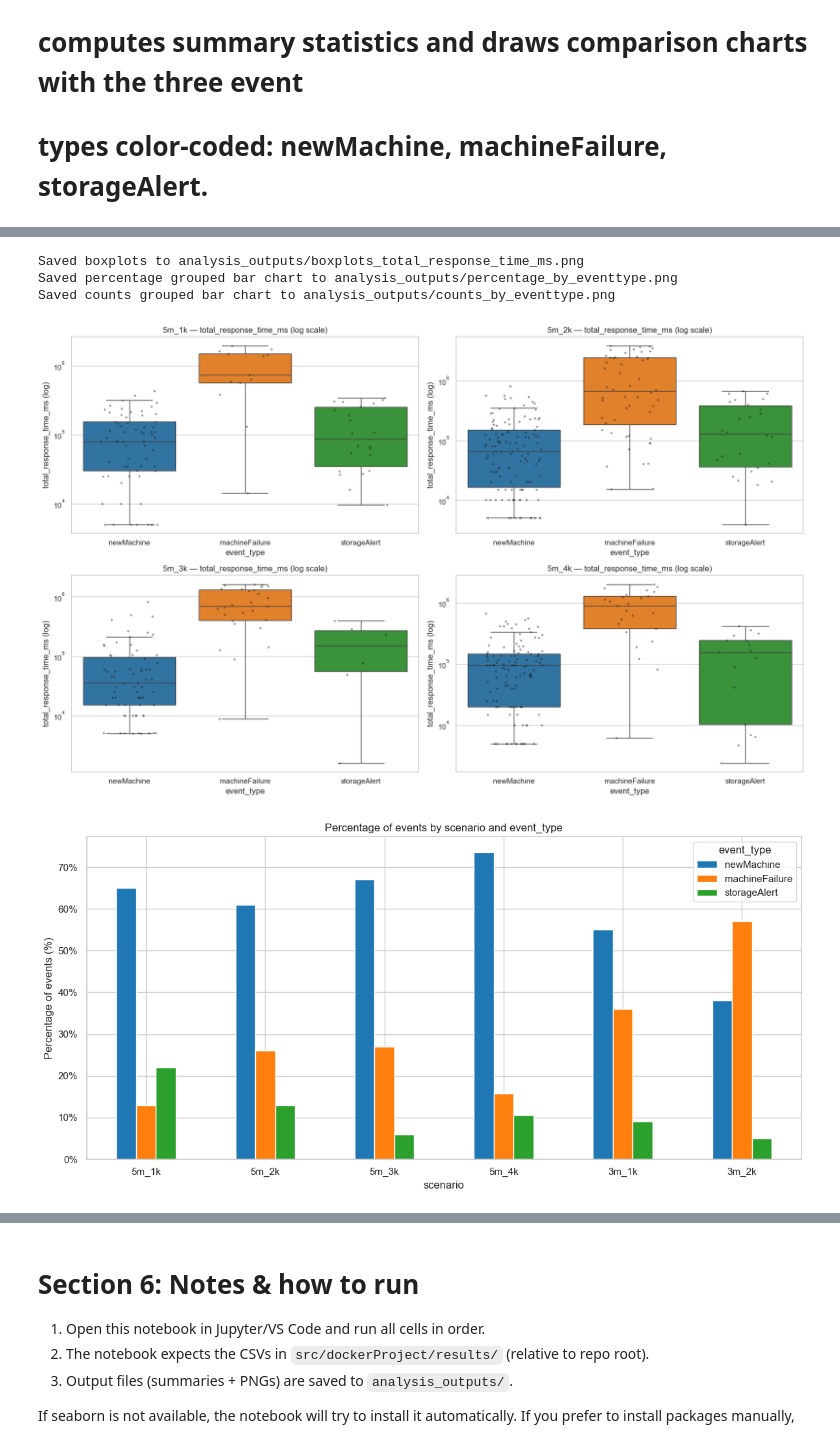
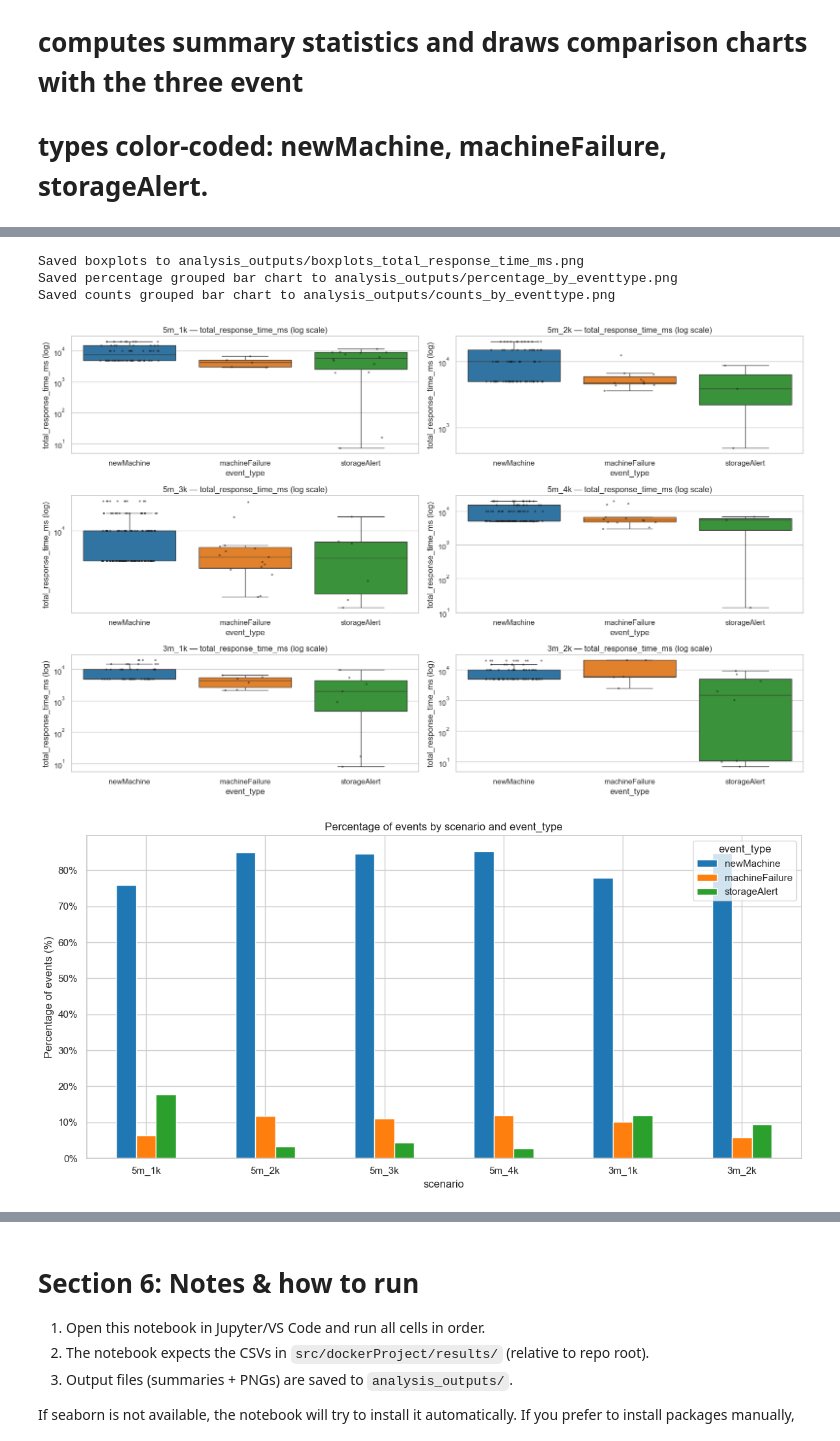
Before and after one commit to AndersNissum/Project-2025-E25-advanced_software_architecture_and_analysis, a Jupyter notebook: analysis_plots.ipynb, the cells around one changed output, grey strips where cells are left out. Cells and saved outputs as stored; diff of their text form; code cells hidden in the pictures.

```diff
--- a/analysis_plots.ipynb
+++ b/analysis_plots.ipynb
@@ -35,12 +35,12 @@ results_dir = base / 'src' / 'dockerProject' / 'results'
 
 # Requested order: 5m_1k, 5m_2k, 5m_3k, 5m_4k, 3m_1k, 3m_2k
 files_order = [
-    ('results_scenario_5m_1k_run1.csv', '5m_1k'),
-    ('results_scenario_5m_2k_run1.csv', '5m_2k'),
-    ('results_scenario_5m_3k_run1.csv', '5m_3k'),
-    ('results_scenario_5m_4k_run1.csv', '5m_4k'),
-    ('results_scenario_3m_1k_run1.csv', '3m_1k'),
-    ('results_scenario_3m_2k_run1.csv', '3m_2k'),
+    ('5m1k.csv', '5m_1k'),
+    ('5m2k.csv', '5m_2k'),
+    ('5m3k.csv', '5m_3k'),
+    ('5m4k.csv', '5m_4k'),
+    ('3m1k.csv', '3m_1k'),
+    ('3m2k.csv', '3m_2k'),
 ]
 
 # Read CSVs
@@ -88,6 +88,13 @@ for label, df in dfs.items():
     if df.empty:
         continue
     d = df.copy()
+
+    # --- Map possible alternate column names from new CSV format ---
+    if 'id' in d.columns and 'event_id' not in d.columns:
+        d['event_id'] = d['id']
+    if 'type' in d.columns and 'event_type' not in d.columns:
+        d['event_type'] = d['type']
+
     # numeric coercion
     for col in ['trigger_ts', 'reaction_ts', 'solved_ts', 'resolution_time_ms', 'total_response_time_ms']:
         if col in d.columns:
@@ -104,7 +111,7 @@ for label, df in dfs.items():
     d['reaction_delay_ms'] = d['reaction_ts'] - d['trigger_ts']
     d['solved_delay_ms'] = d['solved_ts'] - d['trigger_ts']
 
-    # parse metadata JSON safely
+    # parse metadata JSON safely (guard if missing)
     def parse_meta(s):
         if pd.isna(s):
             return {}
@@ -117,14 +124,22 @@ for label, df in dfs.items():
             except Exception:
                 return {}
 
-    meta_parsed = d['metadata'].fillna('{}').map(parse_meta)
+    if 'metadata' in d.columns:
+        meta_parsed = d['metadata'].fillna('{}').map(parse_meta)
+    else:
+        meta_parsed = pd.Series([{}] * len(d), index=d.index)
+
     # expand a few common fields
     d['meta_first_state'] = meta_parsed.map(lambda m: m.get('first_state') if isinstance(m, dict) else None)
     d['meta_swap_target_machine'] = meta_parsed.map(lambda m: m.get('swap_target_machine') if isinstance(m, dict) else None)
     d['meta_problemCategory'] = meta_parsed.map(lambda m: m.get('problemCategory') if isinstance(m, dict) else None)
 
-    # ensure event_type is str
-    d['event_type'] = d['event_type'].astype(str)
+    # ensure event_type is str (fallback to 'unknown')
+    if 'event_type' in d.columns:
+        d['event_type'] = d['event_type'].astype(str)
+    else:
+        d['event_type'] = 'unknown'
+
     processed.append(d)
 
 # concatenate
@@ -201,7 +250,7 @@ else:
     scenarios = ['5m_1k','5m_2k','5m_3k','5m_4k','3m_1k','3m_2k']
 
     # --- Per-scenario boxplots (log scale) ---
-    fig, axes = plt.subplots(2, 2, figsize=(16, 10))
+    fig, axes = plt.subplots(3, 2, figsize=(16, 10))
     axes = axes.flatten()
     for ax, scen in zip(axes, scenarios):
         sub = master[master['scenario'] == scen]
@@ -284,8 +335,8 @@ Passing `palette` without assigning `hue` is deprecated and will be removed in v
 Passing `palette` without assigning `hue` is deprecated and will be removed in v0.14.0. Assign the `x` variable to `hue` and set `legend=False` for the same effect.
 
   sns.boxplot(
 Saved boxplots to analysis_outputs/boxplots_total_response_time_ms.png
 Saved percentage grouped bar chart to analysis_outputs/percentage_by_eventtype.png
 Saved counts grouped bar chart to analysis_outputs/counts_by_eventtype.png
-[figure, old version]
+[figure, new version]
-[figure, old version]
+[figure, new version]
```
Also changed, not shown: parts of 5 cells of this notebook, 21 other files.
